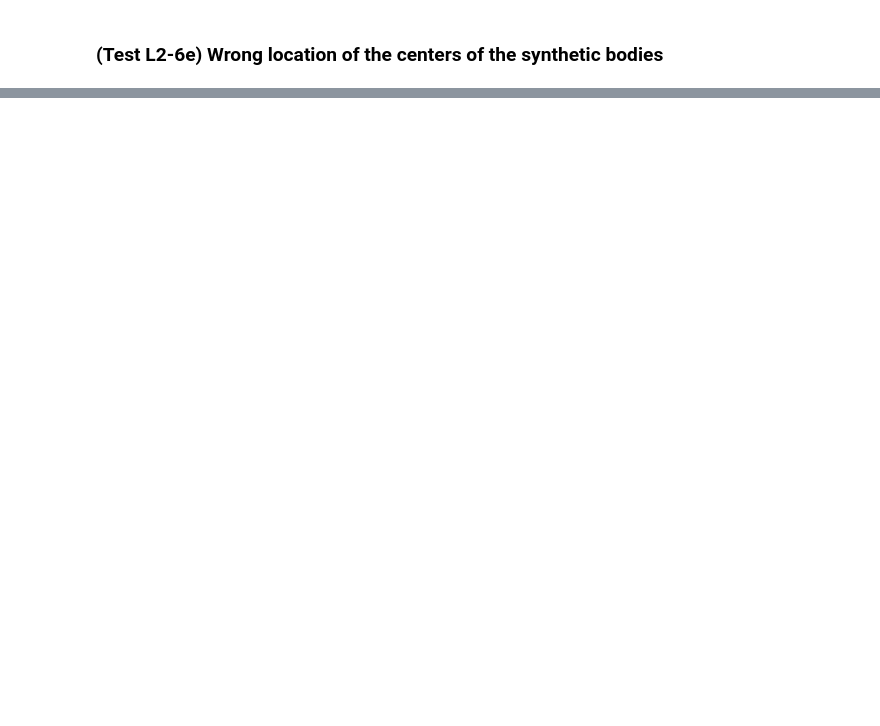
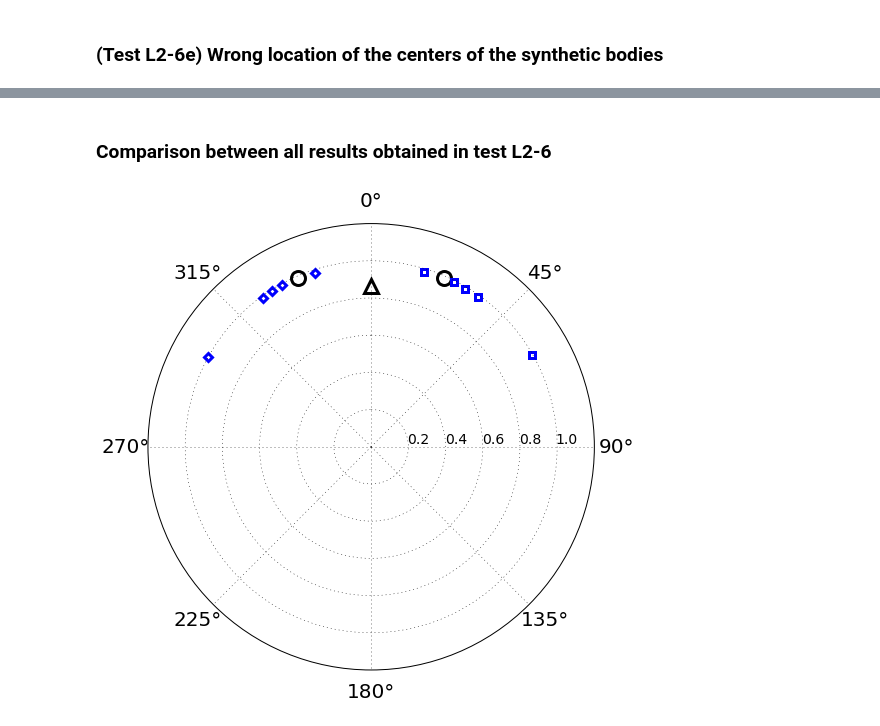
Before and after one commit to pinga-lab/Total-magnetization-of-spherical-bodies, a Jupyter notebook: notebooks/suppl_tests/additional_tests/synthetic_tests-L2.ipynb, the cells around one changed output, grey strips where cells are left out. Drawn from its saved outputs; the diff is of its cells as text; code cells hidden in the pictures; blank space fills up the shorter version.

Commit message:
comparison between all results obtained in tests L1-6 and L2-6

```diff
--- a/notebooks/suppl_tests/additional_tests/synthetic_tests-L2.ipynb
+++ b/notebooks/suppl_tests/additional_tests/synthetic_tests-L2.ipynb
@@ -871,6 +914,9 @@ Image(filename='lelievre2009_6b_L2.png')
 # %%
 # Estimate the magnetization vectors
 solver = DipoleMagDir(x, y, z, tf, inc, dec, centers).fit() # L2-norm estimate
+
+estimates1.append(solver.estimate_[0])
+estimates2.append(solver.estimate_[1])
 
 # Calculate the uncertainties
 dh = uncertainty_L2(uncertainty_data, solver)
@@ -964,6 +1010,9 @@ Image(filename='lelievre2009_6c_L2.png')
 # %%
 # Estimate the magnetization vectors
 solver = DipoleMagDir(x, y, z, tf, inc, dec, centers).fit() # L2-norm estimate
+
+estimates1.append(solver.estimate_[0])
+estimates2.append(solver.estimate_[1])
 
 # Calculate the uncertainties
 dh = uncertainty_L2(uncertainty_data, solver)
@@ -1057,6 +1106,9 @@ Image(filename='lelievre2009_6d_L2.png')
 # %%
 # Estimate the magnetization vectors
 solver = DipoleMagDir(x, y, z, tf, inc, dec, centers).fit() # L2-norm estimate
+
+estimates1.append(solver.estimate_[0])
+estimates2.append(solver.estimate_[1])
 
 # Calculate the uncertainties
 dh = uncertainty_L2(uncertainty_data, solver)
@@ -1150,6 +1202,9 @@ Image(filename='lelievre2009_6e_L2.png')
 # %%
 # Estimate the magnetization vectors
 solver = DipoleMagDir(x, y, z, tf, inc, dec, centers).fit() # L2-norm estimate
+
+estimates1.append(solver.estimate_[0])
+estimates2.append(solver.estimate_[1])
 
 # Calculate the uncertainties
 dh = uncertainty_L2(uncertainty_data, solver)
@@ -1215,0 +1271,53 @@ mpl.show()
+# %% [markdown]
+### Comparison between all results obtained in test L2-6
+# %%
+mpl.figure(figsize=(8,8))
+ax = mpl.subplot(111, polar=True)
+ax.set_theta_direction(-1)
+ax.set_theta_zero_location('N')
+ax.set_rgrids([0.2,0.4,0.6,0.8,1.0], angle=90.)
+# direction of the Geomagnetic field
+if inc >= 0.0:
+    mpl.plot(numpy.deg2rad(dec), hg, marker='^', ms=14,
+             mec='k', mew=3, mfc='k', fillstyle='full')
+else:
+    mpl.plot(numpy.deg2rad(dec), hg, marker='^', ms=14,
+             mec='k', mew=3, fillstyle='none')
+# true magnetization directions
+if incs1 >= 0.0:
+    mpl.plot(numpy.deg2rad(decs1), ht1, marker='o', ms=14,
+             mec='k', mew=3, mfc='k', fillstyle='full')
+else:
+    mpl.plot(numpy.deg2rad(decs1), ht1, marker='o', ms=14,
+             mec='k', mew=3, fillstyle='none')
+if incs2 >= 0.0:
+    mpl.plot(numpy.deg2rad(decs2), ht2, marker='o', ms=14,
+             mec='k', mew=3, mfc='k', fillstyle='full')
+else:
+    mpl.plot(numpy.deg2rad(decs2), ht2, marker='o', ms=14,
+             mec='k', mew=3, fillstyle='none')
+# L2-norm estimates
+for e in estimates1:
+    he = numpy.sqrt((numpy.cos(numpy.deg2rad(e[1]))*numpy.cos(numpy.deg2rad(e[2])))**2 + \
+                    (numpy.cos(numpy.deg2rad(e[1]))*numpy.sin(numpy.deg2rad(e[2])))**2)
+    if e[1] >= 0.0:
+        mpl.plot(numpy.deg2rad(e[2]), he, marker='D', ms=6,
+             mec='b', mew=3, mfc='b', fillstyle='full')
+    else:
+        mpl.plot(numpy.deg2rad(e[2]), he, marker='D', ms=6,
+             mec='b', mew=3, fillstyle='none')
+for e in estimates2:
+    he = numpy.sqrt((numpy.cos(numpy.deg2rad(e[1]))*numpy.cos(numpy.deg2rad(e[2])))**2 + \
+                    (numpy.cos(numpy.deg2rad(e[1]))*numpy.sin(numpy.deg2rad(e[2])))**2)
+    if e[1] >= 0.0:
+        mpl.plot(numpy.deg2rad(e[2]), he, marker='s', ms=6,
+             mec='b', mew=3, mfc='b', fillstyle='full')
+    else:
+        mpl.plot(numpy.deg2rad(e[2]), he, marker='s', ms=6,
+             mec='b', mew=3, fillstyle='none')
+mpl.xticks(fontsize=20) # on the cicle
+mpl.yticks(fontsize=14) # along the radial direction
+mpl.ylim(0.0, 1.2)
+mpl.show()
+# %% [output]
+[figure, added]
```
Also changed, not shown: parts of 35 cells of this notebook, 36 other files.
